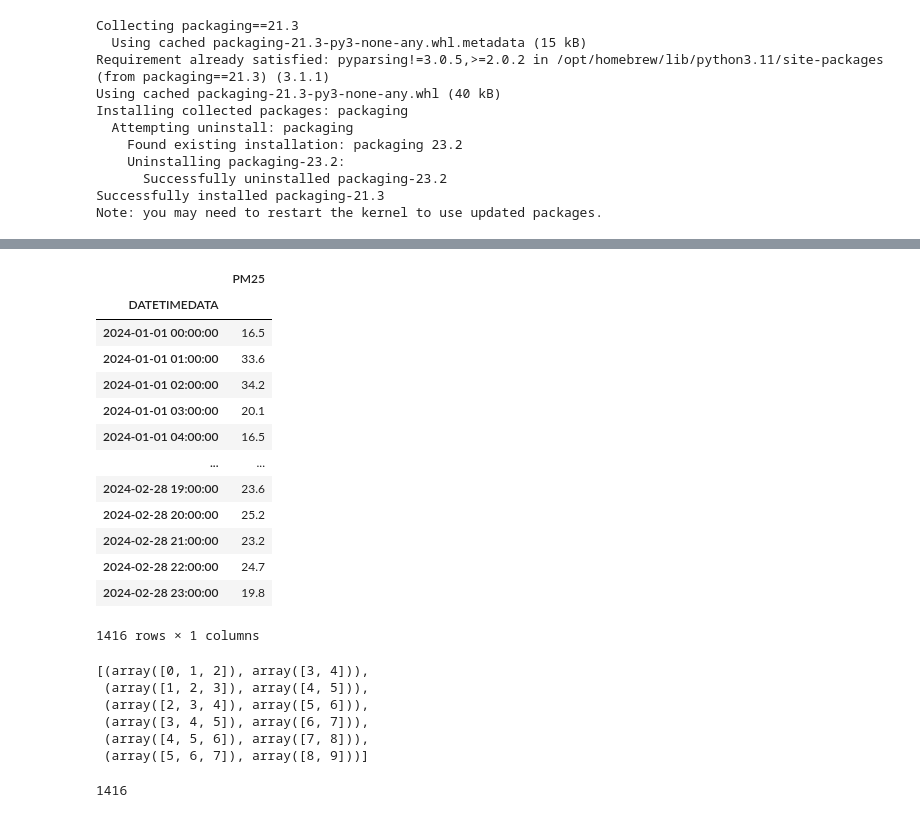
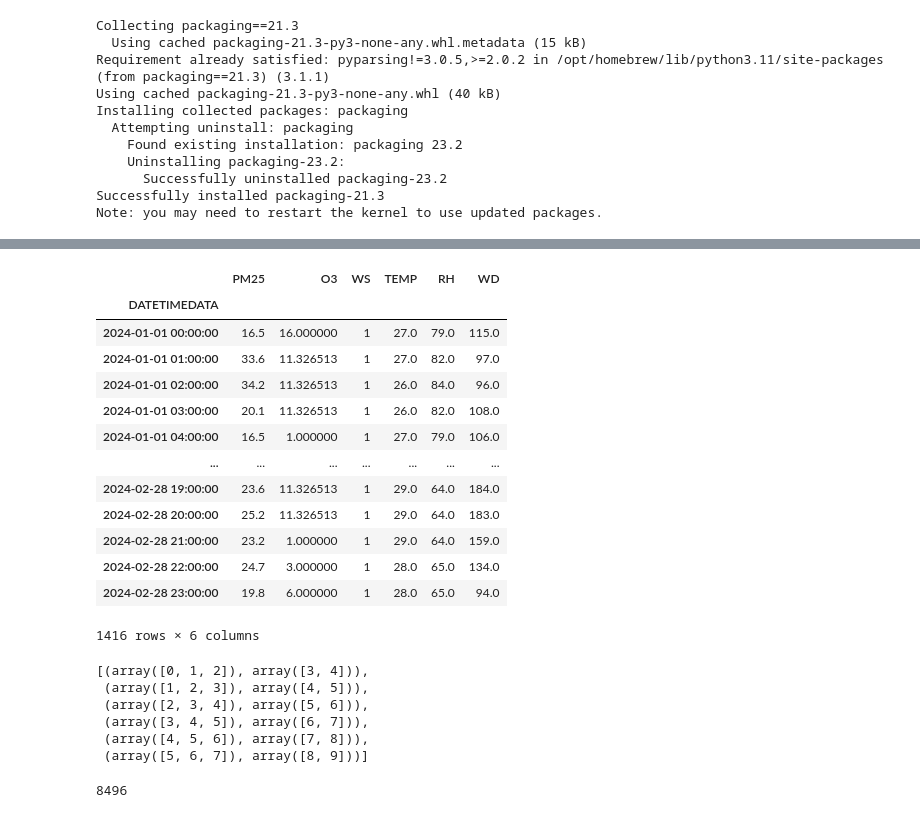
Before and after one commit to NUMNIMx/dash-pm-2.5, a Jupyter notebook: hatyai.ipynb, the cells around one changed output, grey strips where cells are left out. Cells and saved outputs as stored; diff of their text form; code cells hidden in the pictures.

```diff
--- a/hatyai.ipynb
+++ b/hatyai.ipynb
@@ -65,22 +65,20 @@ Requirement already satisfied: blinker>=1.6.2 in /opt/homebrew/lib/python3.11/si
 Note: you may need to restart the kernel to use updated packages.
 # %%
 df = pd.read_csv("train.csv")
-
-df = df[['DATETIMEDATA','PM25']]
 df = df.set_index('DATETIMEDATA')
 df
 # %% [output]
-|  | PM25 |
-| DATETIMEDATA |  |
-| 2024-01-01 00:00:00 | 16.5 |
-| 2024-01-01 01:00:00 | 33.6 |
-| 2024-01-01 02:00:00 | 34.2 |
-| 2024-01-01 03:00:00 | 20.1 |
-| 2024-01-01 04:00:00 | 16.5 |
-| ... | ... |
-| 2024-02-28 19:00:00 | 23.6 |
-| 2024-02-28 20:00:00 | 25.2 |
-| 2024-02-28 21:00:00 | 23.2 |
-| 2024-02-28 22:00:00 | 24.7 |
-| 2024-02-28 23:00:00 | 19.8 |
+|  | PM25 | O3 | WS | TEMP | RH | WD |
+| DATETIMEDATA |  |  |  |  |  |  |
+| 2024-01-01 00:00:00 | 16.5 | 16.000000 | 1 | 27.0 | 79.0 | 115.0 |
+| 2024-01-01 01:00:00 | 33.6 | 11.326513 | 1 | 27.0 | 82.0 | 97.0 |
+| 2024-01-01 02:00:00 | 34.2 | 11.326513 | 1 | 26.0 | 84.0 | 96.0 |
+| 2024-01-01 03:00:00 | 20.1 | 11.326513 | 1 | 26.0 | 82.0 | 108.0 |
+| 2024-01-01 04:00:00 | 16.5 | 1.000000 | 1 | 27.0 | 79.0 | 106.0 |
+| ... | ... | ... | ... | ... | ... | ... |
+| 2024-02-28 19:00:00 | 23.6 | 11.326513 | 1 | 29.0 | 64.0 | 184.0 |
+| 2024-02-28 20:00:00 | 25.2 | 11.326513 | 1 | 29.0 | 64.0 | 183.0 |
+| 2024-02-28 21:00:00 | 23.2 | 1.000000 | 1 | 29.0 | 64.0 | 159.0 |
+| 2024-02-28 22:00:00 | 24.7 | 3.000000 | 1 | 28.0 | 65.0 | 134.0 |
+| 2024-02-28 23:00:00 | 19.8 | 6.000000 | 1 | 28.0 | 65.0 | 94.0 |
-1416 rows × 1 columns
+1416 rows × 6 columns
@@ -102,7 +98,7 @@ list(splitter.split(ts))
 # %%
 df.size
 # %% [output]
-1416
+8496
 # %%
 from sklearn.model_selection import TimeSeriesSplit
 from pycaret.time_series import TSForecastingExperiment
```
Also changed, not shown: parts of 14 cells of this notebook, 3 other files.
